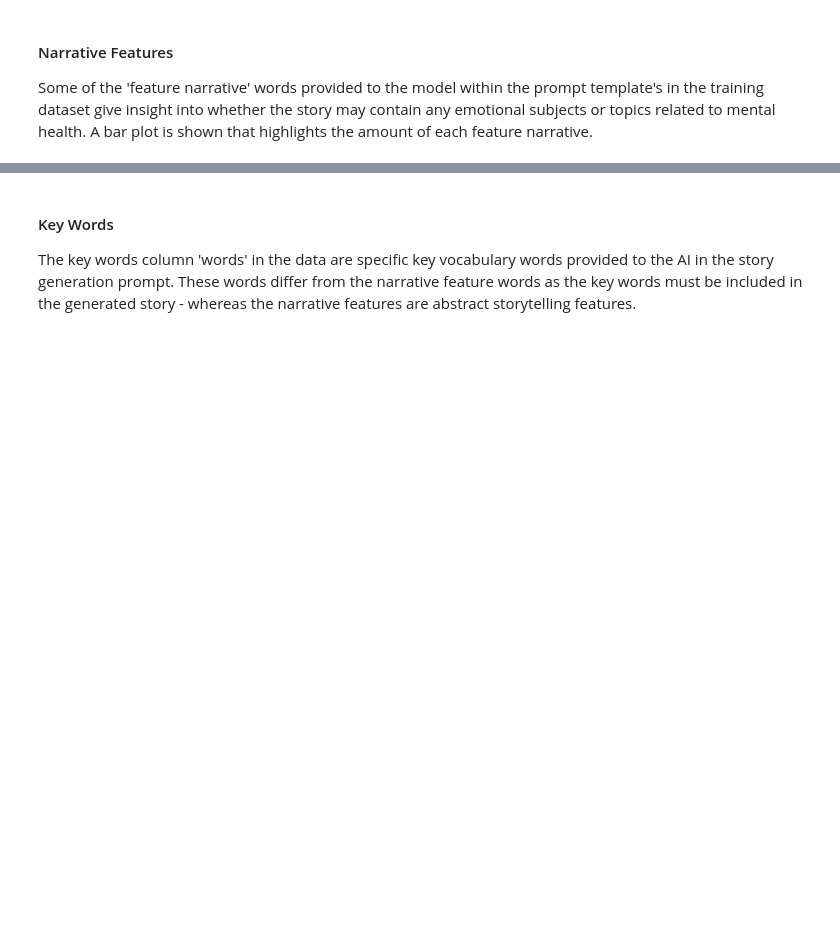
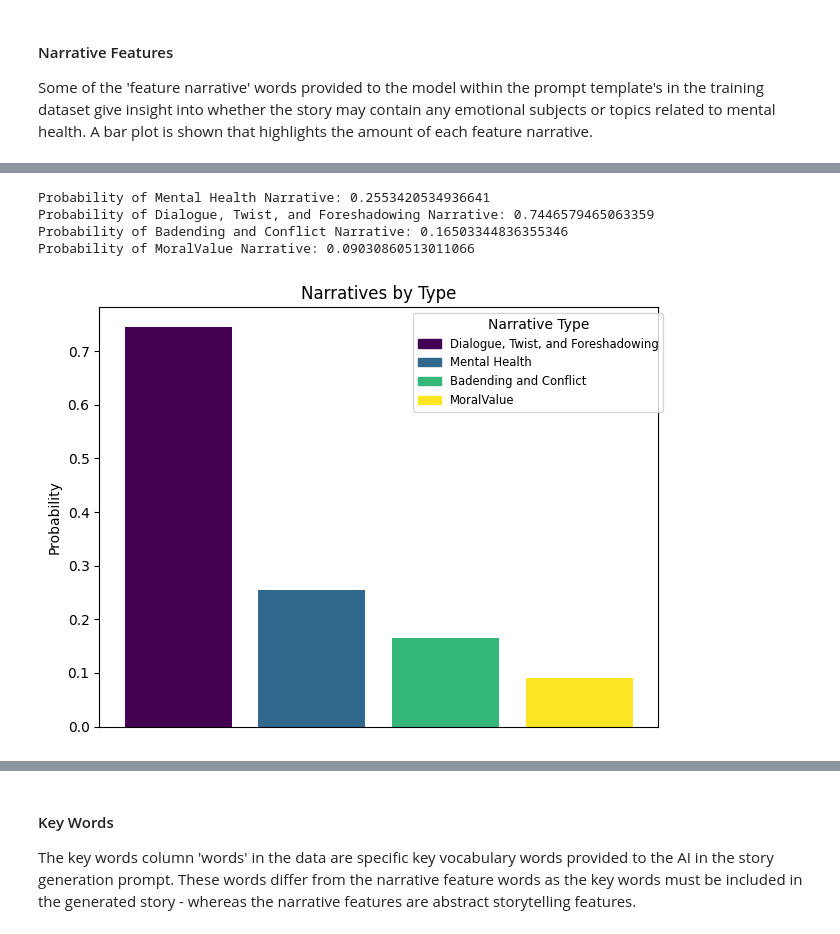
Before and after one commit to NickKornienko/Wonder-Words, a Jupyter notebook: sagemaker/Insights-TinyStories_Case_Study.ipynb, the cells around one changed output, grey strips where cells are left out. Saved outputs shown, nothing was run; the diff lists cells and outputs as text; code cells hidden in the pictures; blank space fills up the shorter version.

```diff
--- a/sagemaker/Insights-TinyStories_Case_Study.ipynb
+++ b/sagemaker/Insights-TinyStories_Case_Study.ipynb
@@ -91,0 +99,13 @@ The description of the feature occurrences show that the average count of prompt
+# %%
+# Sum of 'badending' & 'conflict'
+badending_conflict_narrative_probability = feature_occurence_probabilities.loc[
+    feature_occurence_probabilities.index.isin(['badending', 'conflict'])
+].sum()
+
+# Sum of dialogue, twist, and foreshadowing
+dialogue_twist_foreshadowing_narrative_probability = feature_occurence_probabilities.loc[
+    feature_occurence_probabilities.index.isin(['dialogue', 'twist', 'foreshadowing'])
+].sum()
+
+# Summing mental health related narratives
+mental_health_narrative_probability = badending_conflict_narrative_probability + feature_occurence_probabilities.loc['moralvalue']
@@ -91,0 +144,21 @@ The description of the feature occurrences show that the average count of prompt
+# %%
+print(f"Probability of Mental Health Narrative: {mental_health_narrative_probability}")
+print(f"Probability of Dialogue, Twist, and Foreshadowing Narrative: {dialogue_twist_foreshadowing_narrative_probability}")
+print(f"Probability of Badending and Conflict Narrative: {badending_conflict_narrative_probability}")
+print(f"Probability of MoralValue Narrative: {mental_health_narrative_probability - badending_conflict_narrative_probability}")
+# making a df of these probabilities
+narrative_probabilities_df = pd.DataFrame({
+    'topic': ['Mental Health', 'Dialogue, Twist, and Foreshadowing', 'Badending and Conflict', 'MoralValue'],
+    'probability': [mental_health_narrative_probability, dialogue_twist_foreshadowing_narrative_probability, badending_conflict_narrative_probability, mental_health_narrative_probability - badending_conflict_narrative_probability]
+})
+# make into series by making topic the index
+narrative_probabilities_df = narrative_probabilities_df.set_index('topic')
+# %% [output]
+Probability of Mental Health Narrative: 0.2553420534936641
+Probability of Dialogue, Twist, and Foreshadowing Narrative: 0.7446579465063359
+Probability of Badending and Conflict Narrative: 0.16503344836355346
+Probability of MoralValue Narrative: 0.09030860513011066
+# %%
+plot_topic_counts(narrative_probabilities_df, title='Narratives by Type', xlabel='Narrative Type', ylabel='Probability', pre_normalized=True)
+# %% [output]
+[figure, added]
```
Also changed, not shown: parts of 30 cells of this notebook, 2 other files.
